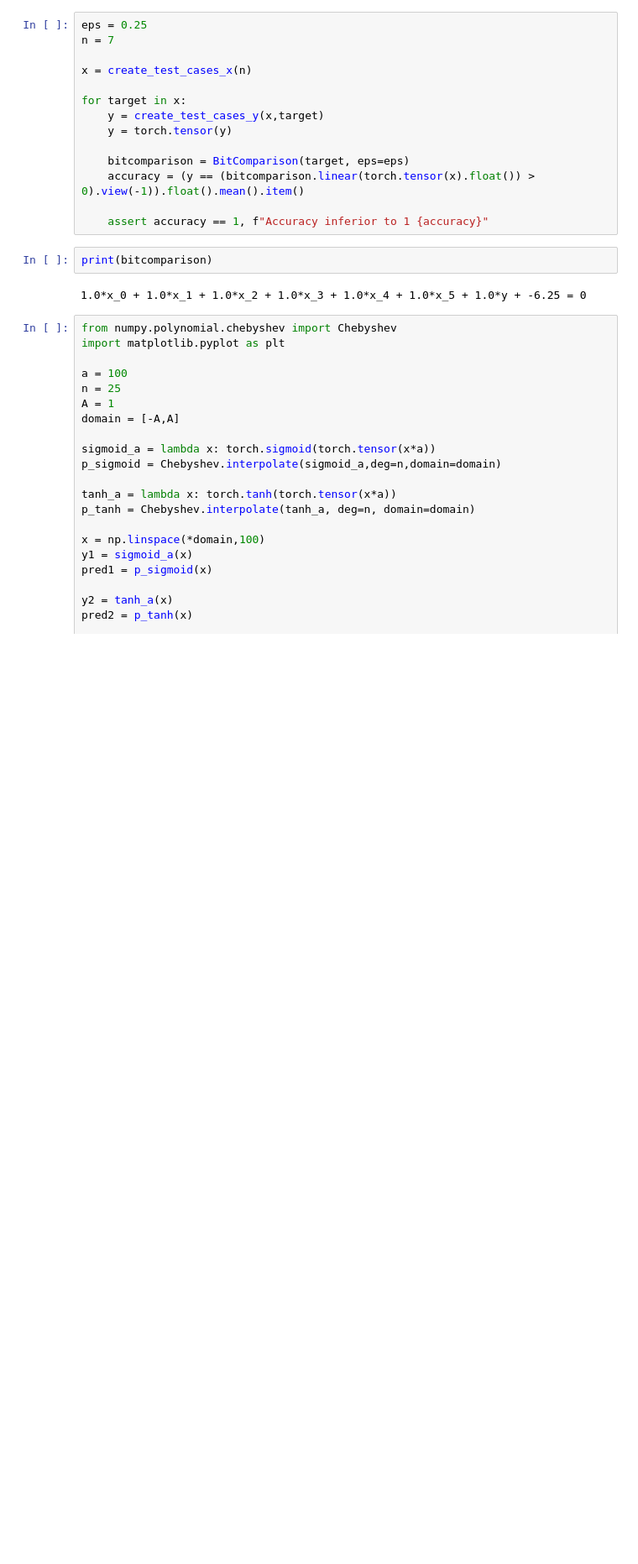
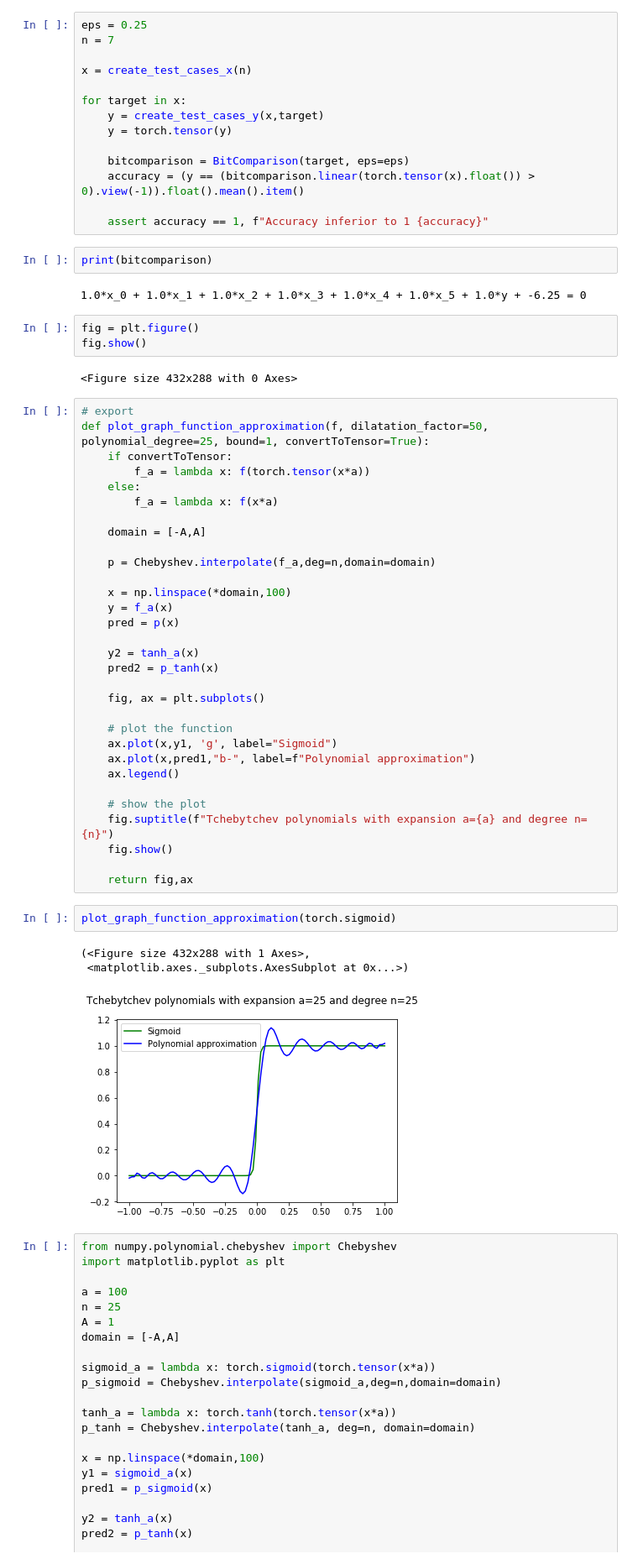
Before and after one commit to dhuynh95/cryptotree, a Jupyter notebook: nbs/00_core.ipynb, the cells around one changed output. Shown at 84% size. Cells and saved outputs as stored; diff of their text form; blank space fills up the shorter version.

Commit message:
Added function plotting

```diff
--- a/nbs/00_core.ipynb
+++ b/nbs/00_core.ipynb
@@ -107,6 +107,48 @@ for target in x:
 print(bitcomparison)
 # %% [output]
 1.0*x_0 + 1.0*x_1 + 1.0*x_2 + 1.0*x_3 + 1.0*x_4 + 1.0*x_5 + 1.0*y + -6.25 = 0
+# %%
+fig = plt.figure()
+fig.show()
+# %% [output]
+<Figure size 432x288 with 0 Axes>
+# %%
+# export
+def plot_graph_function_approximation(f, dilatation_factor=50, polynomial_degree=25, bound=1, convertToTensor=True):
+    if convertToTensor:
+        f_a = lambda x: f(torch.tensor(x*a))
+    else:
+        f_a = lambda x: f(x*a)
+
+    domain = [-A,A]
+
+    p = Chebyshev.interpolate(f_a,deg=n,domain=domain)
+
+    x = np.linspace(*domain,100)
+    y = f_a(x)
+    pred = p(x)
+
+    y2 = tanh_a(x)
+    pred2 = p_tanh(x)
+
+    fig, ax = plt.subplots()
+
+    # plot the function
+    ax.plot(x,y1, 'g', label="Sigmoid")
+    ax.plot(x,pred1,"b-", label=f"Polynomial approximation")
+    ax.legend()
+
+    # show the plot
+    fig.suptitle(f"Tchebytchev polynomials with expansion a={a} and degree n={n}")
+    fig.show()
+
+    return fig,ax
+# %%
+plot_graph_function_approximation(torch.sigmoid)
+# %% [output]
+(<Figure size 432x288 with 1 Axes>,
+ <matplotlib.axes._subplots.AxesSubplot at 0x...>)
+[figure, added]
 # %%
 from numpy.polynomial.chebyshev import Chebyshev
 import matplotlib.pyplot as plt
```
Also changed, not shown: parts of 9 cells of this notebook, 3 other files.
